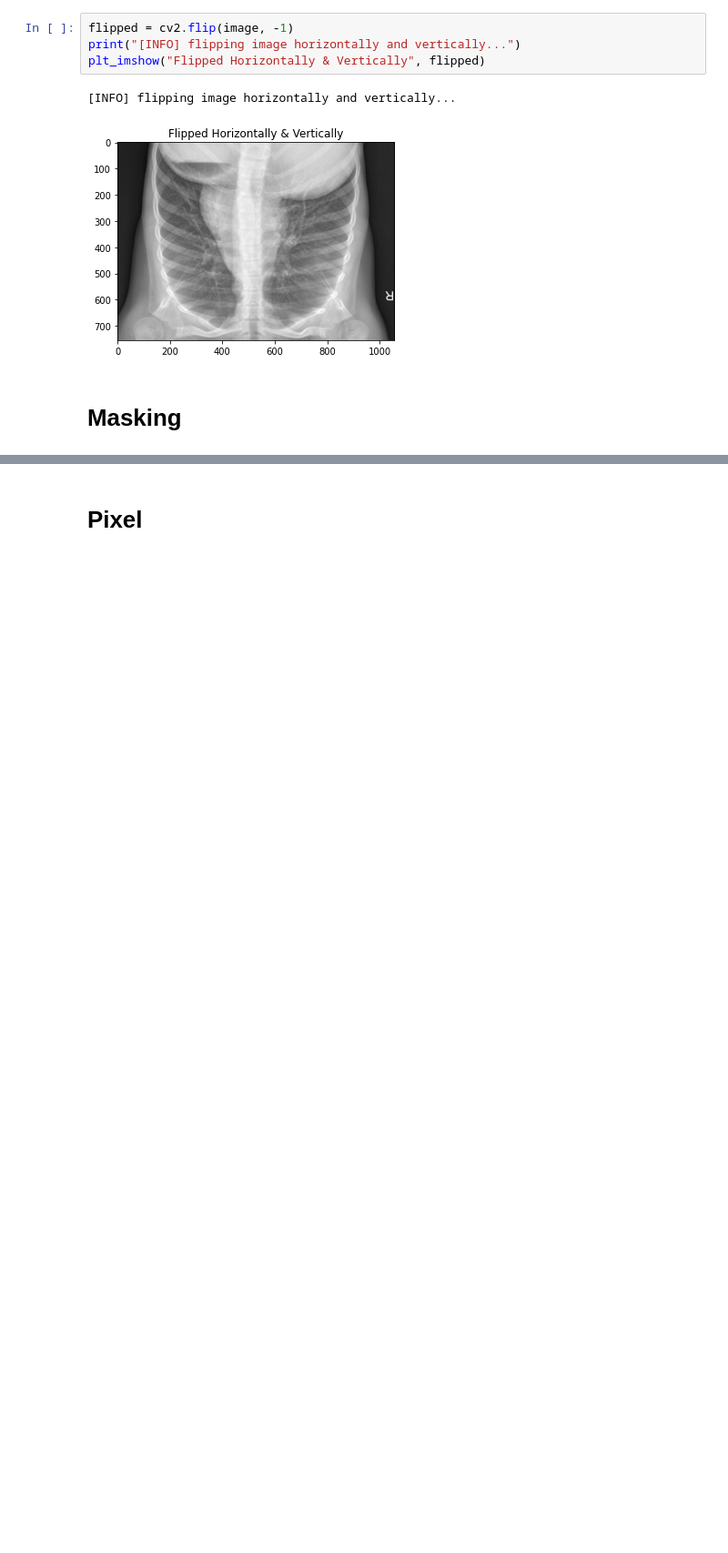
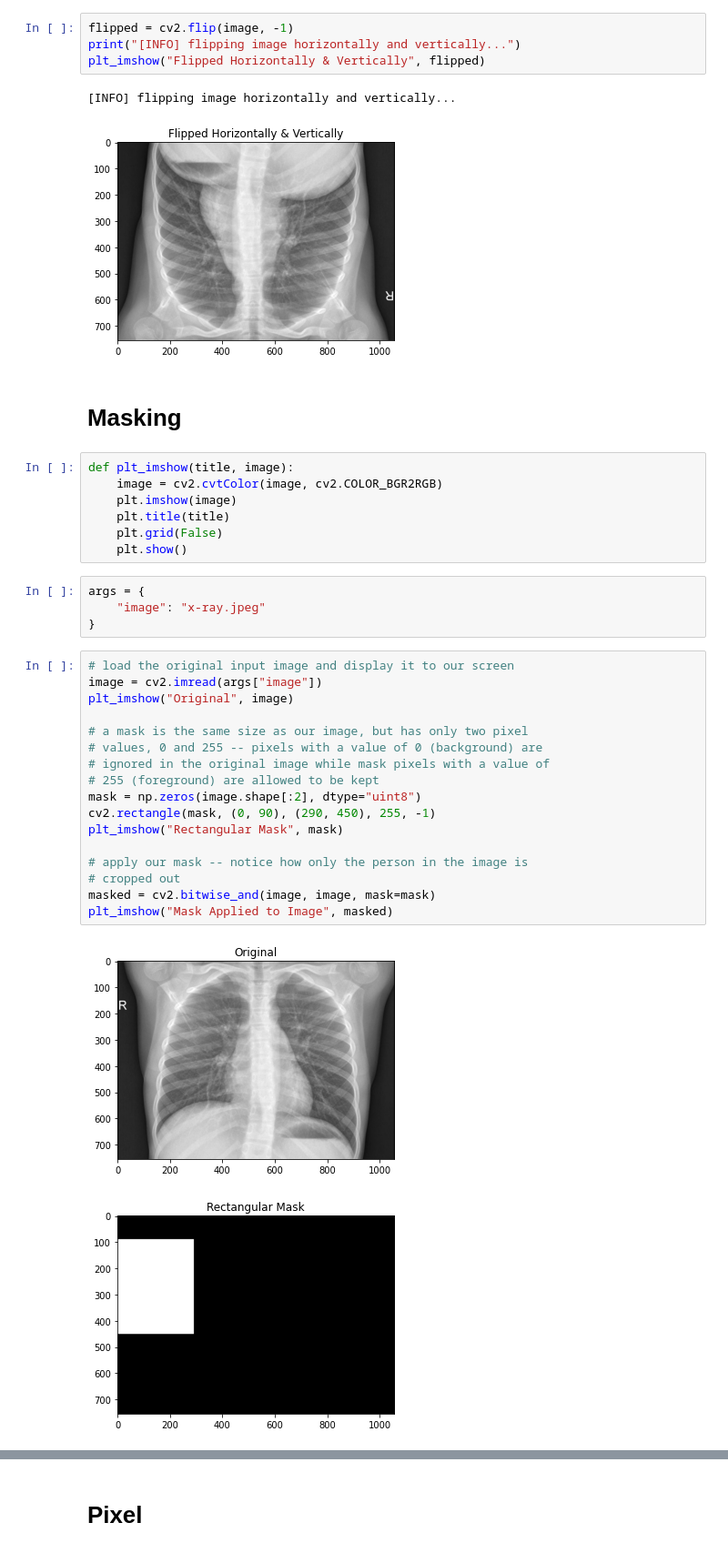
Before and after one commit to wpwwahyu/TKC_FinalProject, a Jupyter notebook: OpenCV.ipynb, the cells around one changed output, grey strips where cells are left out. Shown at 91% size. Saved outputs shown, nothing was run; the diff lists cells and outputs as text; blank space fills up the shorter version.

```diff
--- a/OpenCV.ipynb
+++ b/OpenCV.ipynb
@@ -238,3 +238,34 @@ plt_imshow("Flipped Horizontally & Vertically", flipped)
 [figure]
 # %% [markdown]
 # Masking
+# %%
+def plt_imshow(title, image):
+	image = cv2.cvtColor(image, cv2.COLOR_BGR2RGB)
+	plt.imshow(image)
+	plt.title(title)
+	plt.grid(False)
+	plt.show()
+# %%
+args = {
+	"image": "x-ray.jpeg"
+}
+# %%
+# load the original input image and display it to our screen
+image = cv2.imread(args["image"])
+plt_imshow("Original", image)
+
+# a mask is the same size as our image, but has only two pixel
+# values, 0 and 255 -- pixels with a value of 0 (background) are
+# ignored in the original image while mask pixels with a value of
+# 255 (foreground) are allowed to be kept
+mask = np.zeros(image.shape[:2], dtype="uint8")
+cv2.rectangle(mask, (0, 90), (290, 450), 255, -1)
+plt_imshow("Rectangular Mask", mask)
+
+# apply our mask -- notice how only the person in the image is
+# cropped out
+masked = cv2.bitwise_and(image, image, mask=mask)
+plt_imshow("Mask Applied to Image", masked)
+# %% [output]
+[figure, added]
+[figure, added]
```
Also changed, not shown: parts of 9 cells of this notebook.
